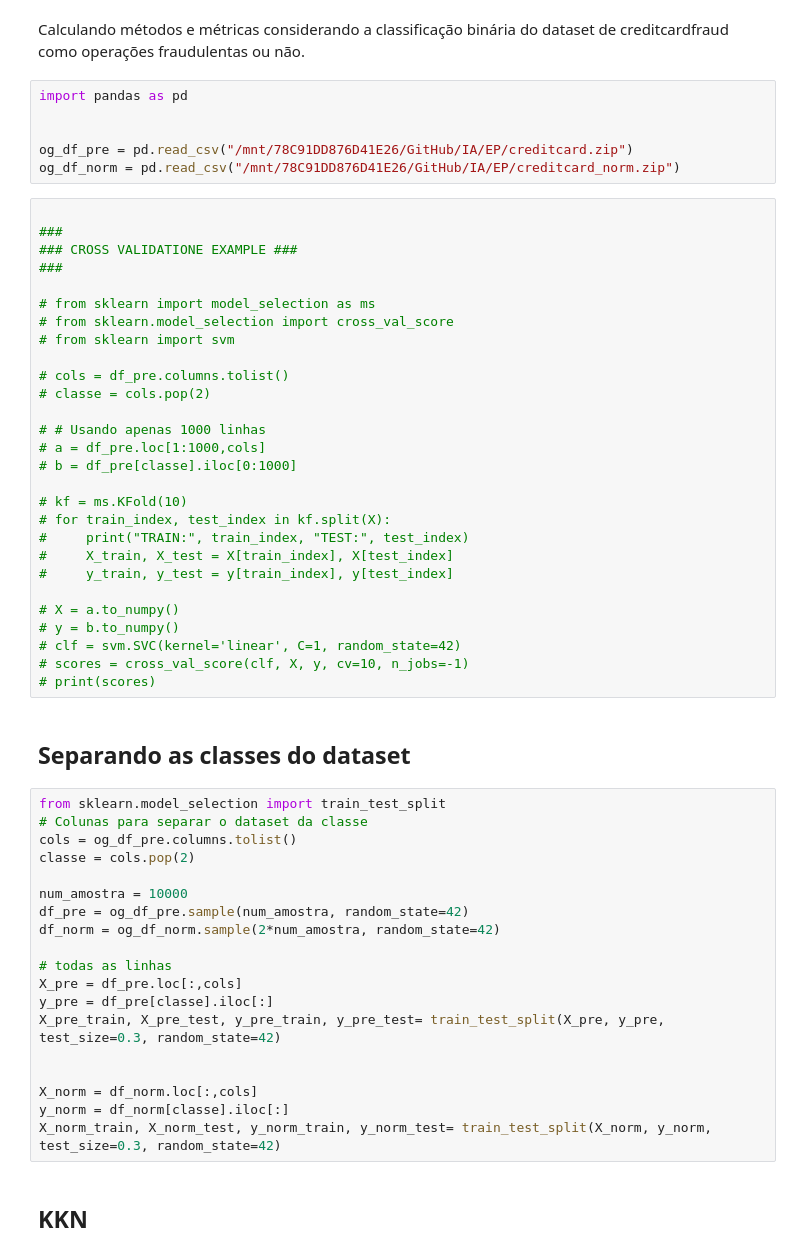
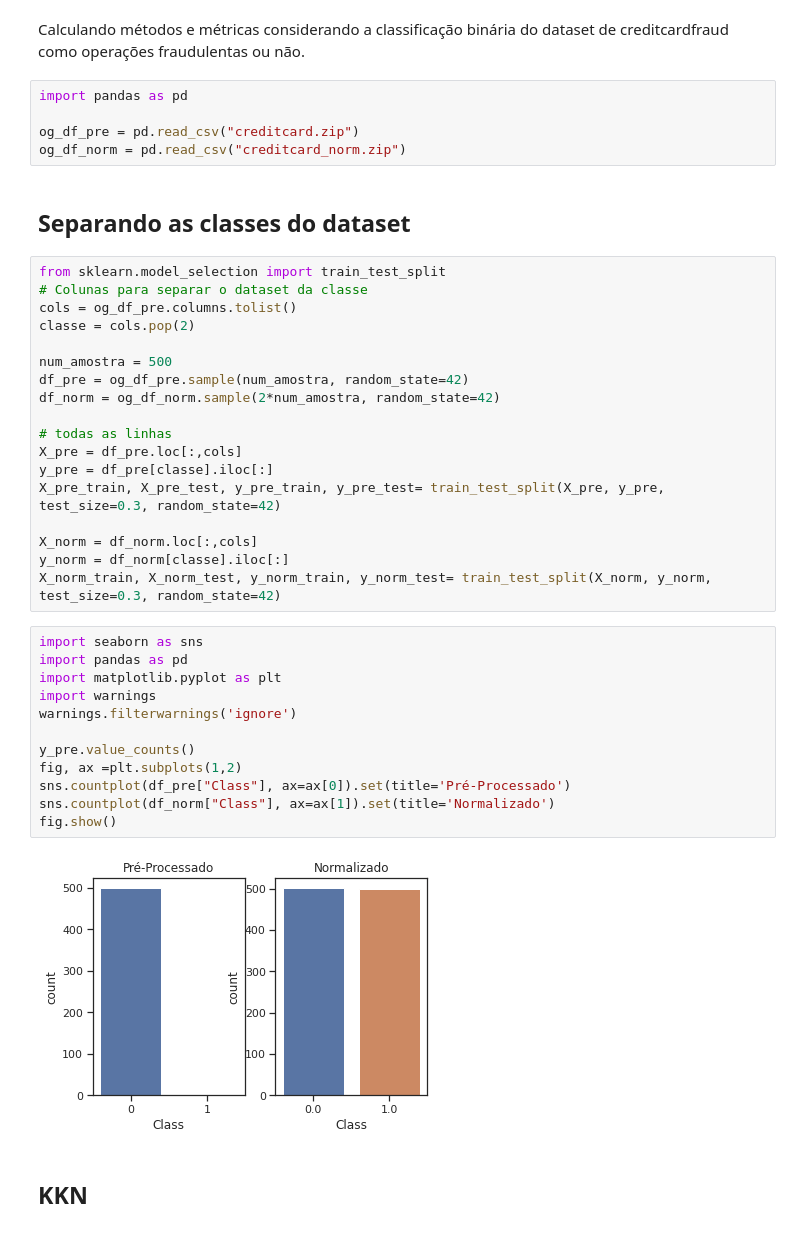
Before and after one commit to pedrorault/InteligenciaArtificial, a Jupyter notebook: EP/MetodoMetrica.ipynb, the cells around one changed output. Drawn from its saved outputs; the diff is of its cells as text.

```diff
--- a/EP/MetodoMetrica.ipynb
+++ b/EP/MetodoMetrica.ipynb
@@ -3,37 +3,8 @@ Calculando métodos e métricas considerando a classificação binária do datas
 # %%
 import pandas as pd
 
-
-og_df_pre = pd.read_csv("/mnt/78C91DD876D41E26/GitHub/IA/EP/creditcard.zip")
-og_df_norm = pd.read_csv("/mnt/78C91DD876D41E26/GitHub/IA/EP/creditcard_norm.zip")
+og_df_pre = pd.read_csv("creditcard.zip")
+og_df_norm = pd.read_csv("creditcard_norm.zip")
-# %%
-
-###
-### CROSS VALIDATIONE EXAMPLE ###
-###
-
-# from sklearn import model_selection as ms
-# from sklearn.model_selection import cross_val_score
-# from sklearn import svm
-
-# cols = df_pre.columns.tolist()
-# classe = cols.pop(2)
-
-# # Usando apenas 1000 linhas
-# a = df_pre.loc[1:1000,cols]
-# b = df_pre[classe].iloc[0:1000]
-
-# kf = ms.KFold(10)
-# for train_index, test_index in kf.split(X):
-#     print("TRAIN:", train_index, "TEST:", test_index)
-#     X_train, X_test = X[train_index], X[test_index]
-#     y_train, y_test = y[train_index], y[test_index]
-
-# X = a.to_numpy()
-# y = b.to_numpy()
-# clf = svm.SVC(kernel='linear', C=1, random_state=42)
-# scores = cross_val_score(clf, X, y, cv=10, n_jobs=-1)
-# print(scores)
 # %% [markdown]
 ## Separando as classes do dataset
 # %%
@@ -42,7 +13,7 @@ from sklearn.model_selection import train_test_split
 cols = og_df_pre.columns.tolist()
 classe = cols.pop(2)
 
-num_amostra = 10000
+num_amostra = 500
 df_pre = og_df_pre.sample(num_amostra, random_state=42)
 df_norm = og_df_norm.sample(2*num_amostra, random_state=42)
 
@@ -51,10 +22,23 @@ X_pre = df_pre.loc[:,cols]
 y_pre = df_pre[classe].iloc[:]
 X_pre_train, X_pre_test, y_pre_train, y_pre_test= train_test_split(X_pre, y_pre, test_size=0.3, random_state=42)
 
-
 X_norm = df_norm.loc[:,cols]
 y_norm = df_norm[classe].iloc[:]
 X_norm_train, X_norm_test, y_norm_train, y_norm_test= train_test_split(X_norm, y_norm, test_size=0.3, random_state=42)
+# %%
+import seaborn as sns
+import pandas as pd
+import matplotlib.pyplot as plt
+import warnings
+warnings.filterwarnings('ignore')
+
+y_pre.value_counts()
+fig, ax =plt.subplots(1,2)
+sns.countplot(df_pre["Class"], ax=ax[0]).set(title='Pré-Processado')
+sns.countplot(df_norm["Class"], ax=ax[1]).set(title='Normalizado')
+fig.show()
+# %% [output]
+[figure, added]
 # %% [markdown]
 ## KKN
 # %%
```
Also changed, not shown: parts of 33 cells of this notebook, 3 other files.
